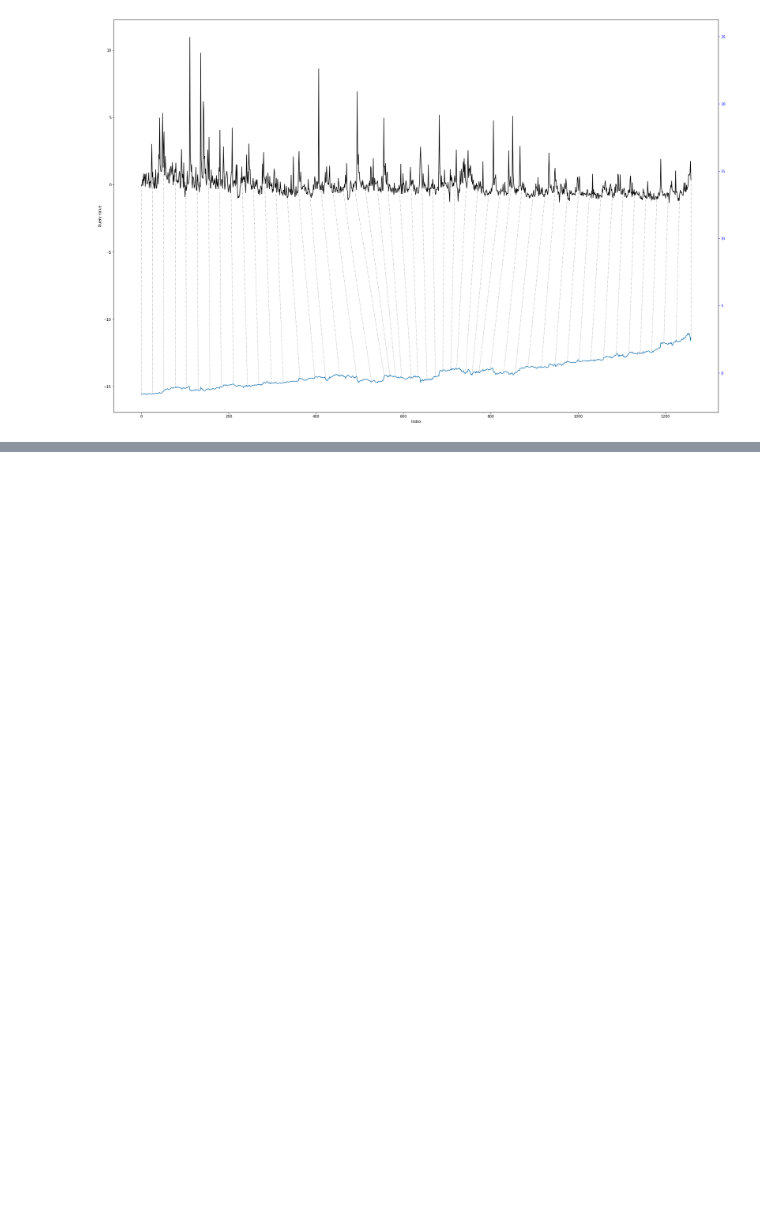
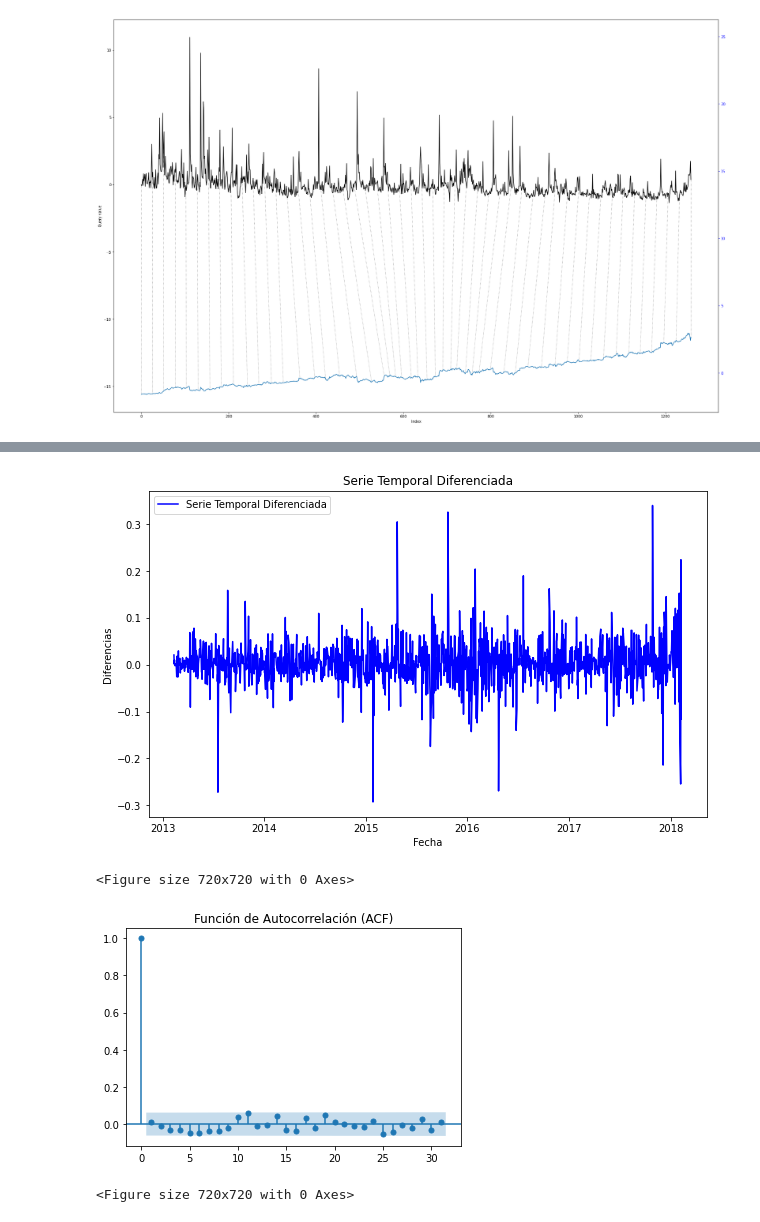
Before and after one commit to StankovskiA/StockAnalysis, a Jupyter notebook: Untitled.ipynb, the cells around one changed output, grey strips where cells are left out. Cells and saved outputs as stored; diff of their text form; code cells hidden in the pictures; blank space fills up the shorter version.

```diff
--- a/Untitled.ipynb
+++ b/Untitled.ipynb
@@ -212,0 +361,80 @@ print(f"Distancia mínima DTW: {min_distance} con patrón de pasos {best_pattern
+# %%
+X = df_normalized.copy()
+
+diferencias = np.diff(X['close'])
+size = int(len(diferencias) * 0.8)
+
+df_nuevo = pd.DataFrame({'close': diferencias})
+
+X = X.iloc[1:]
+
+# Concatenar 'date' de X y 'close_diff' de df_nuevo a lo largo de las columnas
+X = pd.concat([X['date'].reset_index(drop=True), df_nuevo.reset_index(drop=True)], axis=1)
+
+
+# Crear una figura y ejes
+plt.figure(figsize=(10, 6))
+# Graficar la serie temporal diferenciada
+plt.plot(X['date'], diferencias, label='Serie Temporal Diferenciada', color='blue')
+
+# Etiquetas y título
+plt.xlabel('Fecha')
+plt.ylabel('Diferencias')
+plt.title('Serie Temporal Diferenciada')
+plt.legend()
+
+# Mostrar la gráfica
+plt.show()
+
+
+train, test = X['close'][:size], X['close'][size:]
+history = [x for x in train]
+predictions = list()
+best_orders = list()
+
+plt.figure(figsize=(10, 10))
+plot_acf(train)
+plt.title('Función de Autocorrelación (ACF)')
+plt.show()
+
+plt.figure(figsize=(10, 10))
+plot_pacf(train)
+plt.title('Función de Autocorrelación Parcial (PACF)')
+plt.show()
+
+for t in range(len(test)):
+    # Generate a prediction
+    yhat, best_order = autoarima_forecast(history)
+    predictions.append(yhat)
+    best_orders.append(best_order)
+    # Add the predicted value to the training set
+    obs = test.iloc[t]
+    history.append(obs)
+
+fig, ax = plt.subplots(2, 1, figsize=(15, 15))  # Crear una figura con dos subgráficos
+
+ax[0].plot(X['date'].iloc[:size], train, label='Datos de Entrenamiento')
+ax[0].plot(X['date'].iloc[size:], test, label='Datos de Prueba')
+
+ax[0].set_xlabel('Fecha')
+ax[0].set_ylabel('Valor')
+ax[0].set_title('Datos de Entrenamiento y Prueba')
+ax[0].legend()
+
+
+ax[1].plot(X['date'][:size], train, label='Datos de Entrenamiento')
+ax[1].plot(X['date'][size:], test, label='Datos de Prueba')
+ax[1].plot(X['date'][size:], predictions, label='Predicciones', color='red')
+
+ax[1].set_xlabel('Fecha')
+ax[1].set_ylabel('Valor')
+ax[1].set_title('Predicciones ARIMA')
+ax[1].legend()
+
+
+plt.show()
+# %% [output]
+[figure, added]
+<Figure size 720x720 with 0 Axes>
+[figure, added]
+<Figure size 720x720 with 0 Axes>
```
Also changed, not shown: parts of 9 cells of this notebook.
